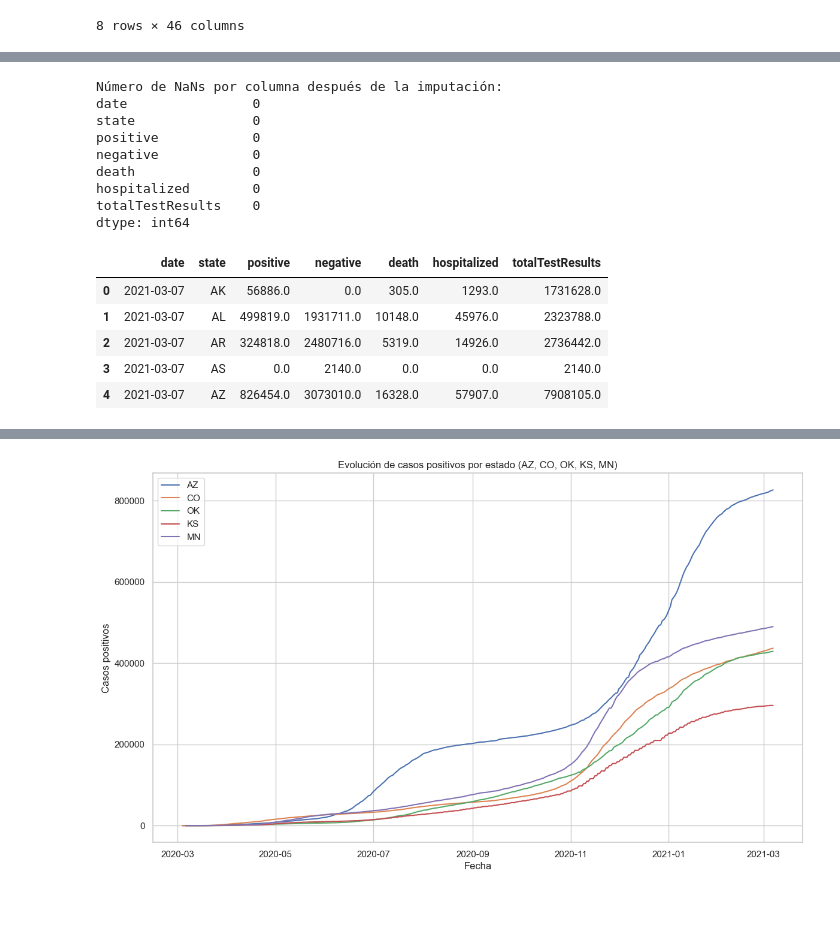
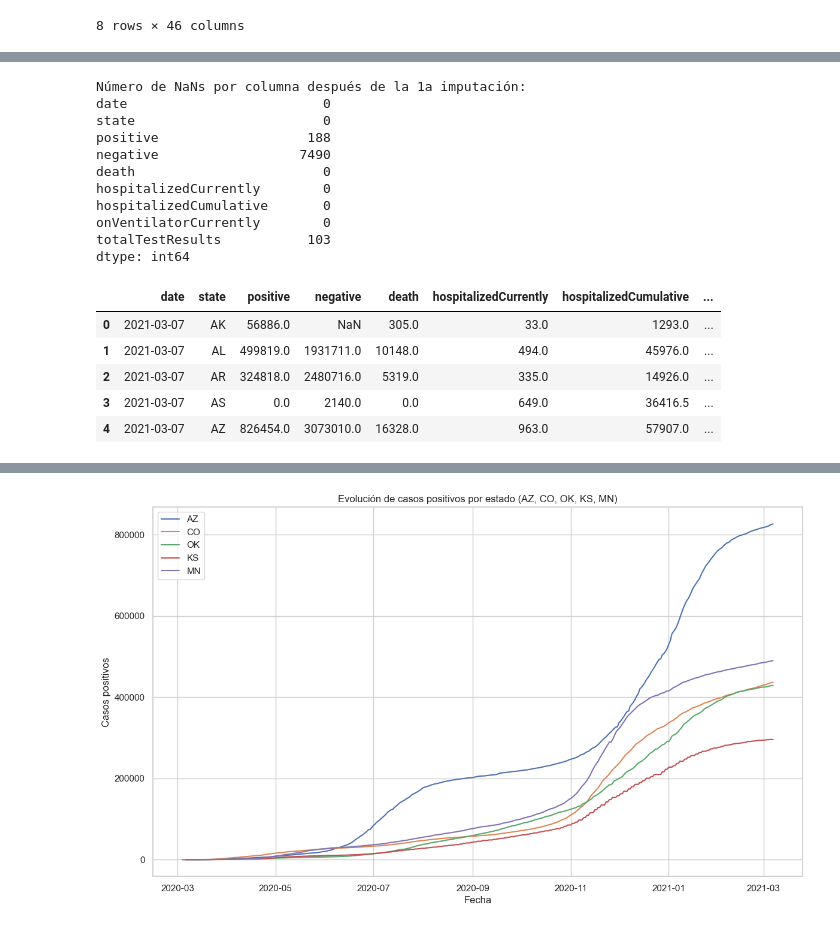
Before and after one commit to AI-School-F5-P3/ib_minidathaton, a Jupyter notebook: EDA_test.ipynb, the cells around one changed output, grey strips where cells are left out. Cells and saved outputs as stored; diff of their text form; code cells hidden in the pictures.

```diff
--- a/EDA_test.ipynb
+++ b/EDA_test.ipynb
@@ -87,7 +87,7 @@ Estadísticas descriptivas:
 data['date'] = pd.to_datetime(data['date'], format='%Y%m%d')
 
 # Seleccionar columnas clave para el análisis
-columns = ['date', 'state', 'positive', 'negative', 'death', 'hospitalized', 'totalTestResults']
+columns = ['date', 'state', 'positive', 'negative', 'death', 'hospitalizedCurrently','hospitalizedCumulative', 'onVentilatorCurrently', 'totalTestResults']
 data = data[columns]
 
 #1. Contar valores nulos (NaN) en cada columna antes de la imputación
@@ -107,45 +109,50 @@ dtype: int64
 # %%
 # Imputar valores faltantes de "negative" utilizando la fórmula: negative = totalTestResults - positive
 data['negative'] = data.apply(
     lambda row: max(0, row['totalTestResults'] - row['positive'])
     if row['negative'] < 0 else row['negative'], axis=1
 )
 # Imputar valores faltantes de "positive" utilizando la fórmula: positive = totalTestResults - negative
 data['positive'] = data.apply(
     lambda row: row['totalTestResults'] - row['negative']
     if pd.isnull(row['positive']) and not pd.isnull(row['totalTestResults']) and not pd.isnull(row['negative'])
     else row['positive'], axis=1
 )
 
 # Imputar valores faltantes de "totalTestResults" utilizando la fórmula: totalTestResults = negative + positive
 data['totalTestResults'] = data.apply(
     lambda row: row['negative'] + row['positive']
     if pd.isnull(row['totalTestResults']) and not pd.isnull(row['negative']) and not pd.isnull(row['positive'])
     else row['totalTestResults'], axis=1
 )
+# Imputar mediante interpolación
+data['hospitalizedCurrently'] = data['hospitalizedCurrently'].interpolate(method='linear')
+data['hospitalizedCumulative'] = data['hospitalizedCumulative'].interpolate(method='linear')
+data['onVentilatorCurrently'] = data['onVentilatorCurrently'].interpolate(method='linear')
+data['death'] = data['death'].interpolate(method='linear')
 
-# Llenar los valores nulos restantes (por ejemplo, en 'death', 'hospitalized') con ceros
-data.fillna({'death': 0, 'hospitalized': 0, 'negative': 0, 'positive': 0, 'totalTestResults': 0}, inplace=True)
 
 # Verificación de valores nulos después de la imputación
-print("\nNúmero de NaNs por columna después de la imputación:")
+print("\nNúmero de NaNs por columna después de la 1a imputación:")
 print(data.isnull().sum())
 
 # Mostramos una vista previa de los datos después de la limpieza e imputación
 display(data.head())
 # %% [output]
-Número de NaNs por columna después de la imputación:
-date                0
-state               0
-positive            0
-negative            0
-death               0
-hospitalized        0
-totalTestResults    0
+Número de NaNs por columna después de la 1a imputación:
+date                         0
+state                        0
+positive                   188
+negative                  7490
+death                        0
+hospitalizedCurrently        0
+hospitalizedCumulative       0
+onVentilatorCurrently        0
+totalTestResults           103
 dtype: int64
-|  | date | state | positive | negative | death | hospitalized | totalTestResults |
-| 0 | 2021-03-07 | AK | 56886.0 | 0.0 | 305.0 | 1293.0 | 1731628.0 |
-| 1 | 2021-03-07 | AL | 499819.0 | 1931711.0 | 10148.0 | 45976.0 | 2323788.0 |
-| 2 | 2021-03-07 | AR | 324818.0 | 2480716.0 | 5319.0 | 14926.0 | 2736442.0 |
-| 3 | 2021-03-07 | AS | 0.0 | 2140.0 | 0.0 | 0.0 | 2140.0 |
-| 4 | 2021-03-07 | AZ | 826454.0 | 3073010.0 | 16328.0 | 57907.0 | 7908105.0 |
+|  | date | state | positive | negative | death | hospitalizedCurrently | hospitalizedCumulative | ... |
+| 0 | 2021-03-07 | AK | 56886.0 | NaN | 305.0 | 33.0 | 1293.0 | ... |
+| 1 | 2021-03-07 | AL | 499819.0 | 1931711.0 | 10148.0 | 494.0 | 45976.0 | ... |
+| 2 | 2021-03-07 | AR | 324818.0 | 2480716.0 | 5319.0 | 335.0 | 14926.0 | ... |
+| 3 | 2021-03-07 | AS | 0.0 | 2140.0 | 0.0 | 649.0 | 36416.5 | ... |
+| 4 | 2021-03-07 | AZ | 826454.0 | 3073010.0 | 16328.0 | 963.0 | 57907.0 | ... |
```
Also changed, not shown: parts of 10 cells of this notebook.
